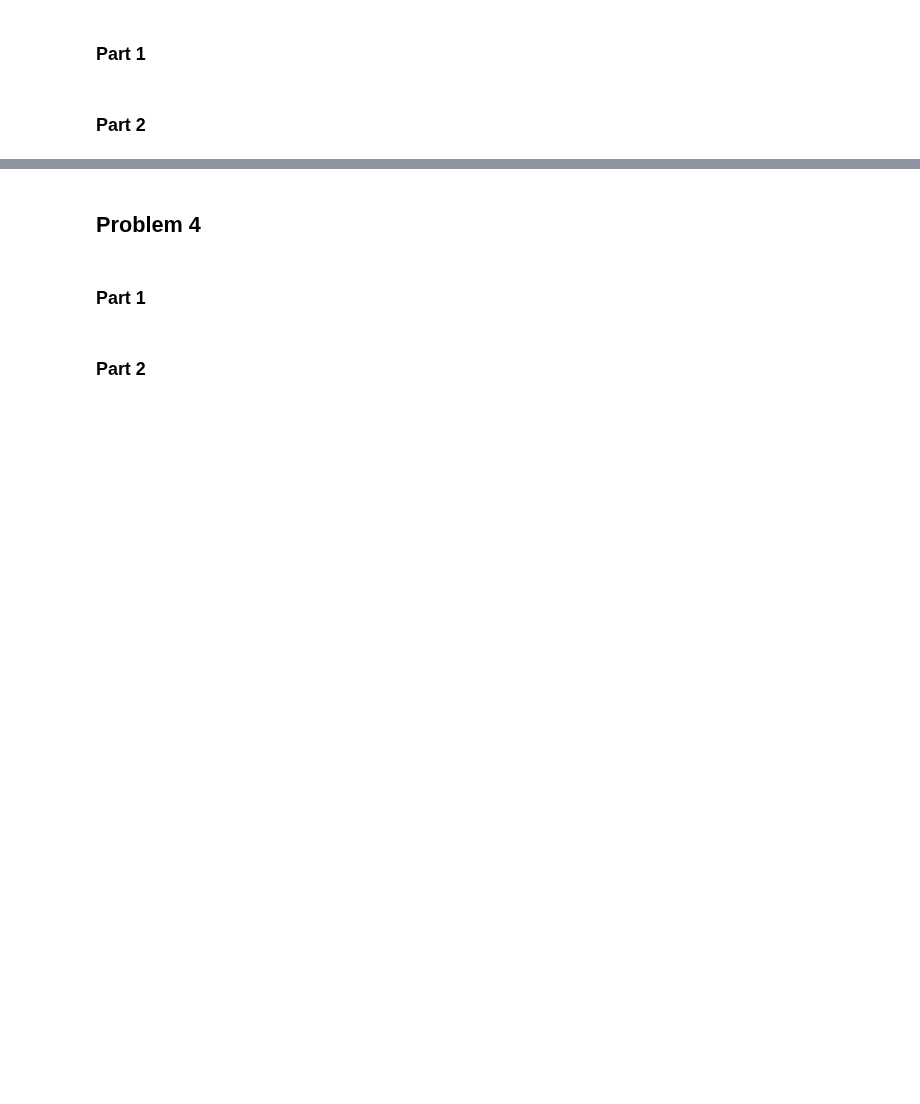
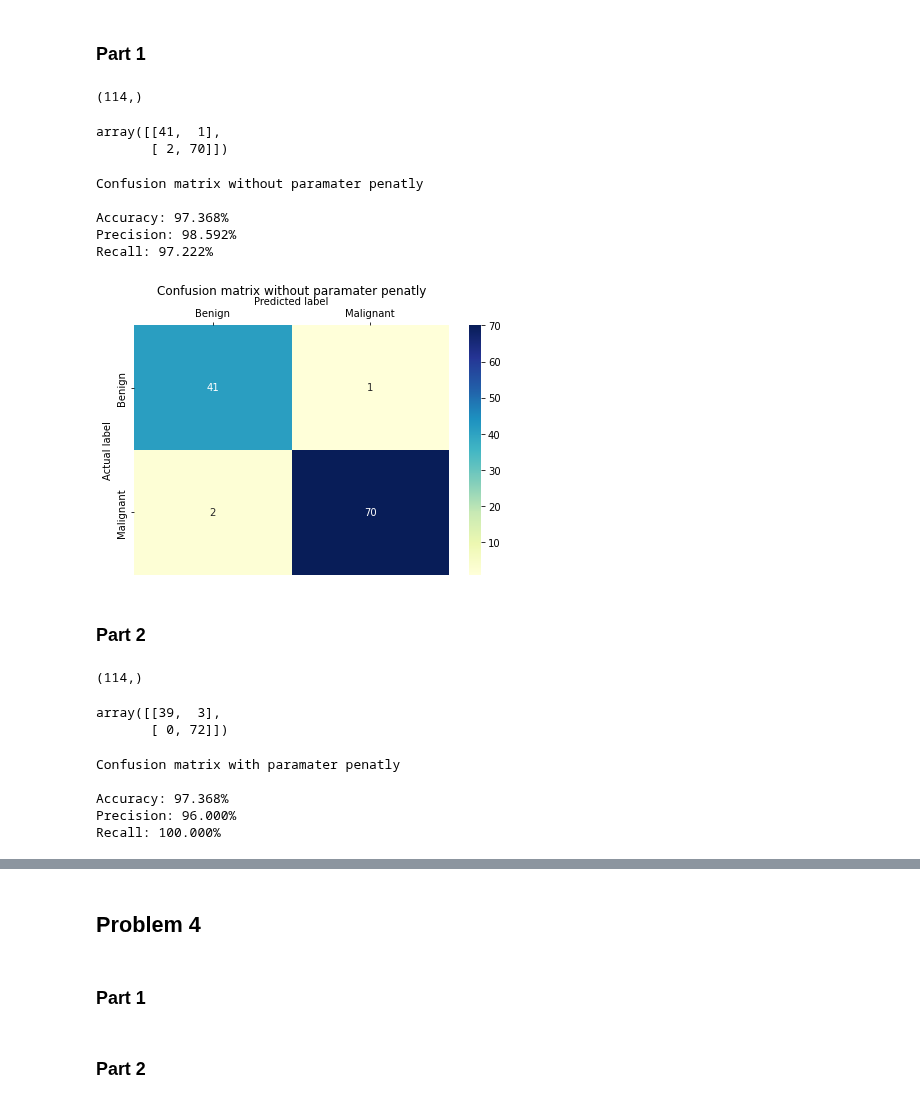
Before and after one commit to A-Hudson-0117/MachineLearning-Intro, a Jupyter notebook: logistic regression (hw 2)/logistic regression.ipynb, the cells around one changed output, grey strips where cells are left out. Saved outputs shown, nothing was run; the diff lists cells and outputs as text; code cells hidden in the pictures; blank space fills up the shorter version.

```diff
--- a/logistic regression (hw 2)/logistic regression.ipynb
+++ b/logistic regression (hw 2)/logistic regression.ipynb
@@ -263,2 +315,5 @@ breast_df.head(20) # print 20 to see two labels
 # %% [markdown]
 ### Part 1
+# %%
+# Using lbfgs as it can do no paramater penalty it defaults to l2
+classifier_model = LogisticRegression(penalty = 'none', max_iter=250)
@@ -264,0 +322,46 @@ breast_df.head(20) # print 20 to see two labels
+# %%
+y_pred = classifier_model.predict(x_test)
+y_pred.shape
+# %% [output]
+(114,)
+# %%
+cnf_matrix = metrics.confusion_matrix(y_test, y_pred)
+cnf_matrix
+# %% [output]
+array([[41,  1],
+       [ 2, 70]])
+# %%
+title = 'Confusion matrix without paramater penatly'
+# # The commented out version was when it didnt remap the starting data at the data frame.
+# # The values where the same as above
+# print(f"Accuracy: %.3f%%" % (100 * metrics.accuracy_score(y_test, y_pred)));
+# print(f"Precision: %.3f%%" % (100 * metrics.precision_score(y_test, y_pred)));
+# print("Recall: %.3f%%" % (100 * metrics.recall_score(y_test, y_pred)));
+
+print(title, "\n")
+print(f"Accuracy: %.3f%%" % (100 * metrics.accuracy_score(y_test, y_pred)));
+print(f"Precision: %.3f%%" % (100 * metrics.precision_score(y_test, y_pred, pos_label="Malignant")));
+print("Recall: %.3f%%" % (100 * metrics.recall_score(y_test, y_pred, pos_label="Malignant")));
+# %% [output]
+Confusion matrix without paramater penatly
+
+Accuracy: 97.368%
+Precision: 98.592%
+Recall: 97.222%
+# %%
+class_names=['Benign','Malignant'] # name of classes
+fig, ax = plt.subplots()
+ax.xaxis.set_label_position("top")
+ax.xaxis.set_ticks_position("top")
+# tick_marks = np.arange(len(class_names)) + 0.5 # removed for a cleaner method
+cnf_df = pd.DataFrame(cnf_matrix)
+# create heatmap
+sns.heatmap(cnf_df, annot=True, cmap="YlGnBu" ,fmt='g', xticklabels=class_names, yticklabels=class_names)
+fig.tight_layout()
+# plt.xticks(tick_marks, class_names);# removed for a cleaner method
+# plt.yticks(tick_marks, class_names);# removed for a cleaner method
+plt.title(title, y=1.1);
+plt.ylabel('Actual label', );
+plt.xlabel('Predicted label');
+# %% [output]
+[figure, added]
@@ -266,0 +378,29 @@ breast_df.head(20) # print 20 to see two labels
+# %%
+y_pred = classifier_model.predict(x_test)
+y_pred.shape
+# %% [output]
+(114,)
+# %%
+cnf_matrix = metrics.confusion_matrix(y_test, y_pred)
+cnf_matrix
+# %% [output]
+array([[39,  3],
+       [ 0, 72]])
+# %%
+title = 'Confusion matrix with paramater penatly'
+# # The commented out version was when it didnt remap the starting data at the data frame.
+# # The values where the same as above
+# print(f"Accuracy: %.3f%%" % (100 * metrics.accuracy_score(y_test, y_pred)));
+# print(f"Precision: %.3f%%" % (100 * metrics.precision_score(y_test, y_pred)));
+# print("Recall: %.3f%%" % (100 * metrics.recall_score(y_test, y_pred)));
+
+print(title, "\n")
+print(f"Accuracy: %.3f%%" % (100 * metrics.accuracy_score(y_test, y_pred)));
+print(f"Precision: %.3f%%" % (100 * metrics.precision_score(y_test, y_pred, pos_label="Malignant")));
+print("Recall: %.3f%%" % (100 * metrics.recall_score(y_test, y_pred, pos_label="Malignant")));
+# %% [output]
+Confusion matrix with paramater penatly
+
+Accuracy: 97.368%
+Precision: 96.000%
+Recall: 100.000%
```
Also changed, not shown: parts of 45 cells of this notebook.
